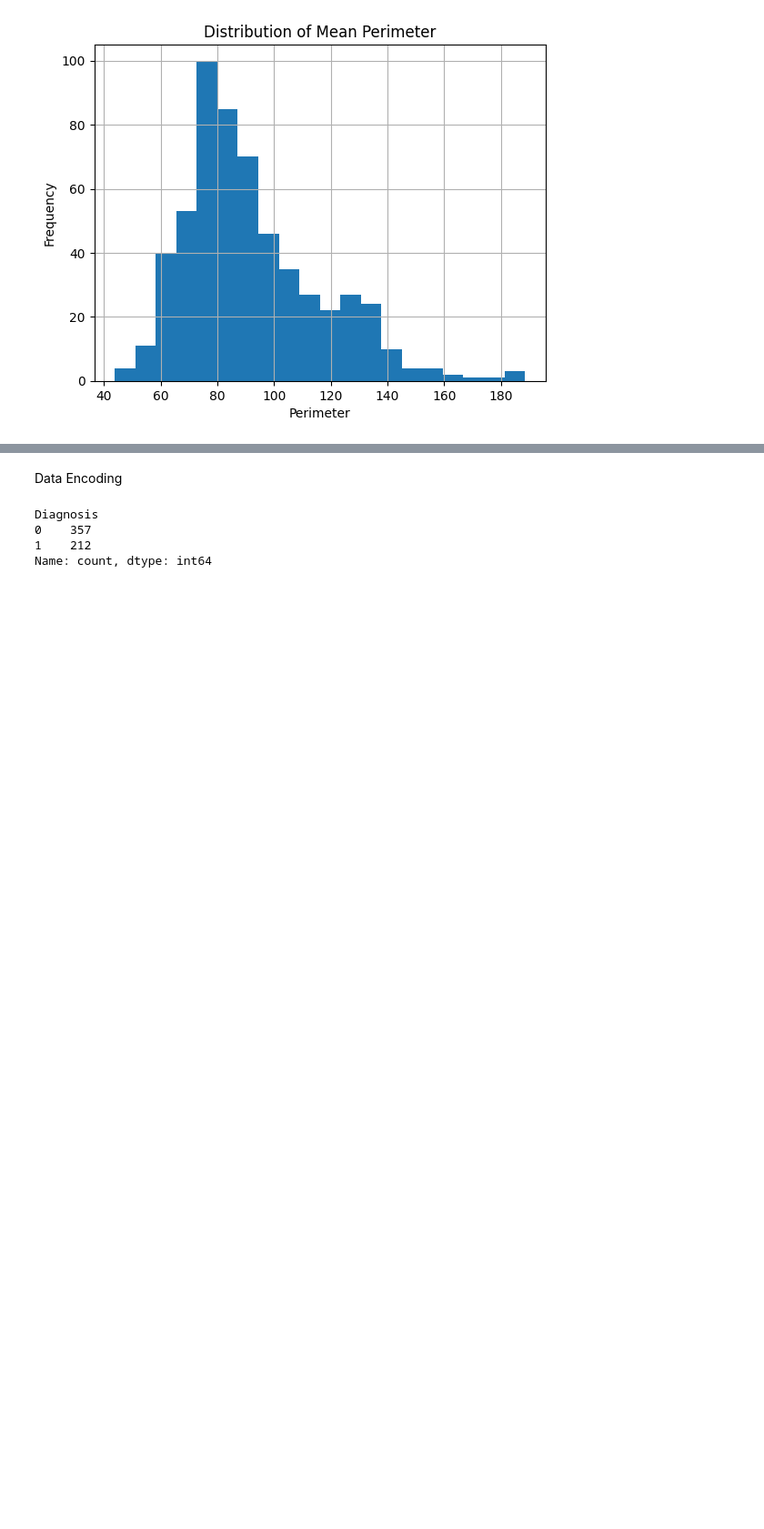
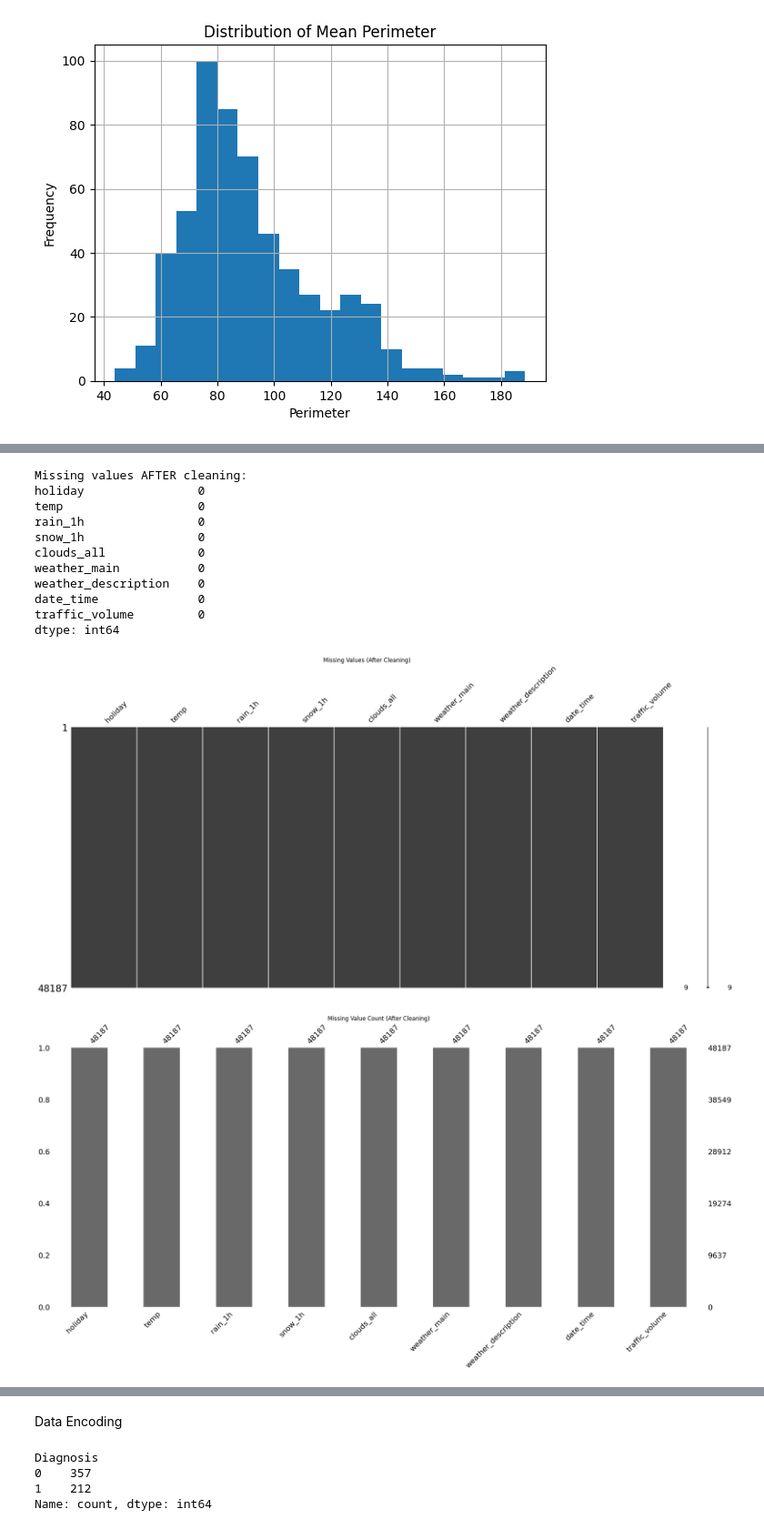
Before and after one commit to AriaLiuUQ/DSCRP_DS4_2_0507_The_Principles_of_Machine_Learning_with_Python, a Jupyter notebook: Code_The_Principles_of_Machine_Learning.ipynb, the cells around one changed output, grey strips where cells are left out. Shown at 91% size. Cells and saved outputs as stored; diff of their text form; code cells hidden in the pictures; blank space fills up the shorter version.

```diff
--- a/Code_The_Principles_of_Machine_Learning.ipynb
+++ b/Code_The_Principles_of_Machine_Learning.ipynb
@@ -177,0 +266,26 @@ plt.show()
+# %%
+# Visualize missing values AFTER cleaning
+print("Missing values AFTER cleaning:")
+print(df_1.isnull().sum())
+
+msno.matrix(df_1)
+plt.title("Missing Values (After Cleaning)")
+plt.show()
+
+msno.bar(df_1)
+plt.title("Missing Value Count (After Cleaning)")
+plt.show()
+# %% [output]
+Missing values AFTER cleaning:
+holiday                0
+temp                   0
+rain_1h                0
+snow_1h                0
+clouds_all             0
+weather_main           0
+weather_description    0
+date_time              0
+traffic_volume         0
+dtype: int64
+[figure, added]
+[figure, added]
```
Also changed, not shown: parts of 13 cells of this notebook.
